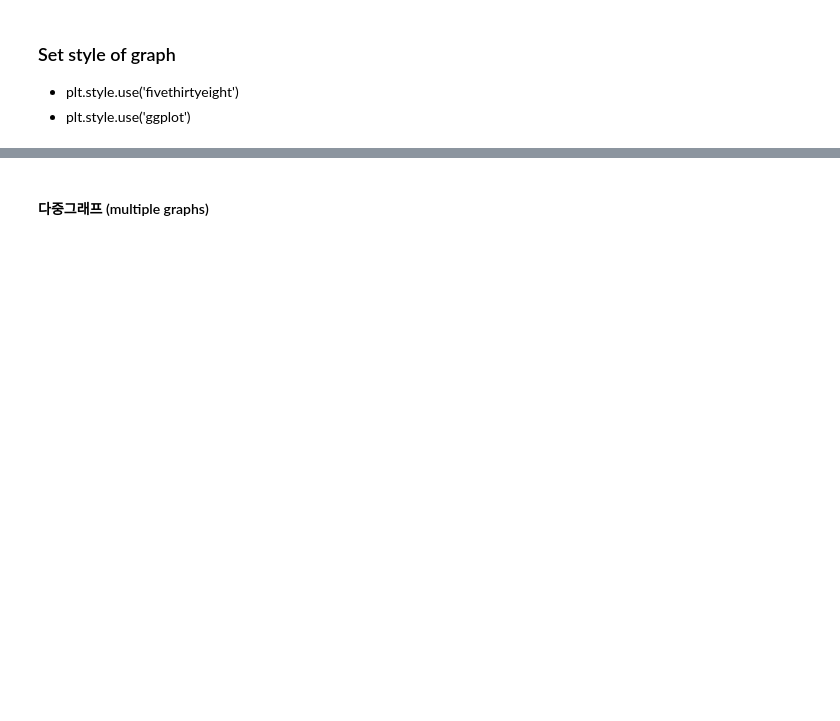
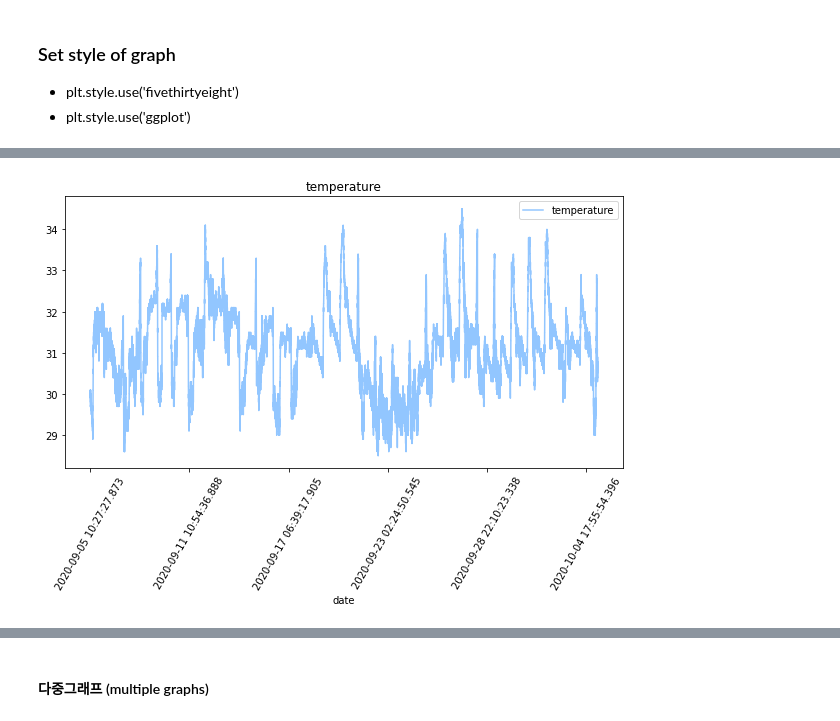
Before and after one commit to pdm03/pdm03, a Jupyter notebook: py-pandas/pandas_6_iot_nano33_0.ipynb, the cells around one changed output, grey strips where cells are left out. Saved outputs shown, nothing was run; the diff lists cells and outputs as text; code cells hidden in the pictures; blank space fills up the shorter version.

```diff
--- a/py-pandas/pandas_6_iot_nano33_0.ipynb
+++ b/py-pandas/pandas_6_iot_nano33_0.ipynb
@@ -263,6 +293,9 @@ plt.style.available
 # %%
 iot_data.plot(x='date', y='temperature', figsize=(10,5), title='temperature')
+plt.xticks(rotation=60)
 plt.style.use('seaborn-pastel') # 'seaborn-pastel', 'fivethirtyeight'
 plt.show()
+# %% [output]
+[figure, added]
 # %%
 iot_data.plot(x='date', y='temperature', figsize=(10,5), title='temperature')
```
Also changed, not shown: parts of 48 cells of this notebook.
